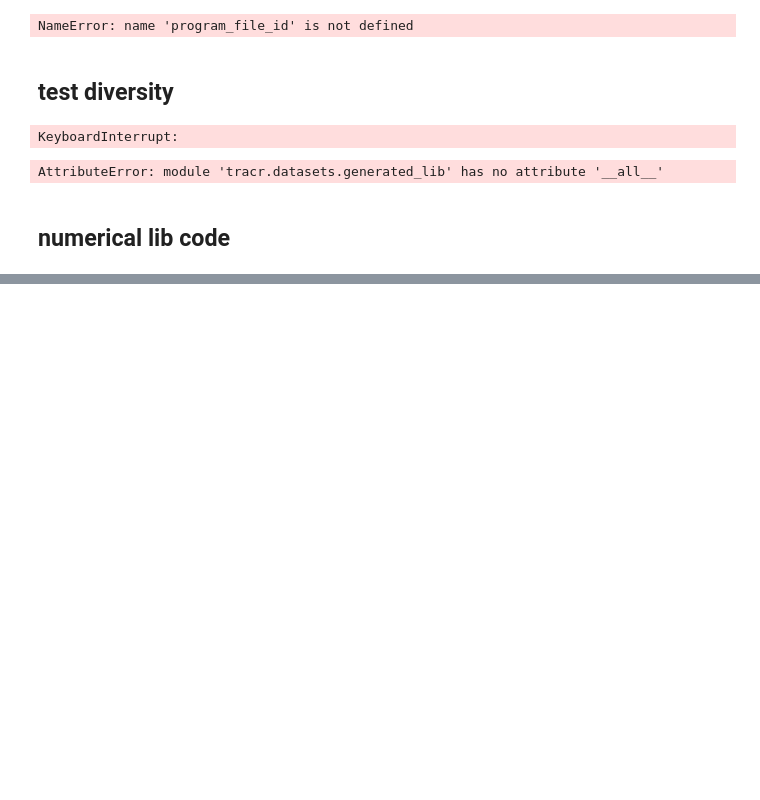
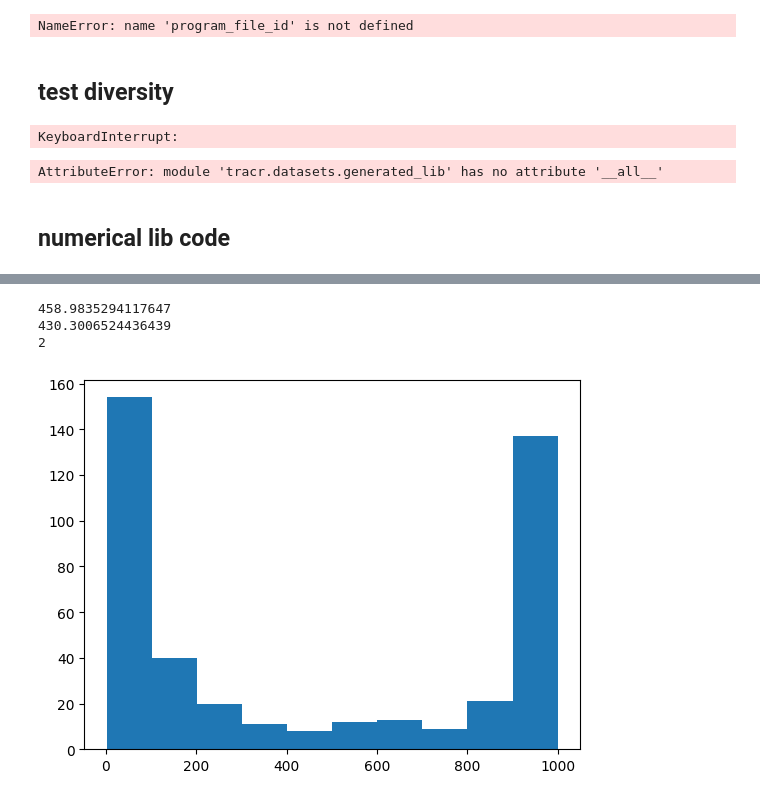
Before and after one commit to 0amp/feature_recovery, a Jupyter notebook: tracr/datasets/generation_code.ipynb, the cells around one changed output, grey strips where cells are left out. Drawn from its saved outputs; the diff is of its cells as text; code cells hidden in the pictures; blank space fills up the shorter version.

```diff
--- a/tracr/datasets/generation_code.ipynb
+++ b/tracr/datasets/generation_code.ipynb
@@ -511,0 +609,17 @@ AttributeError: module 'tracr.datasets.generated_lib' has no attribute 'program_
+# %%
+function_range = []
+for program_id, output in outputs.items():
+    if program_id not in to_ignore:
+        function_range.append(len(set(output)))
+
+print(np.mean(function_range))
+print(np.std(function_range))
+print(np.min(function_range))
+
+plt.hist(function_range, bins=10)
+plt.show()
+# %% [output]
+458.9835294117647
+430.3006524436439
+2
+[figure, added]
```
Also changed, not shown: parts of 15 cells of this notebook, 8 other files.
